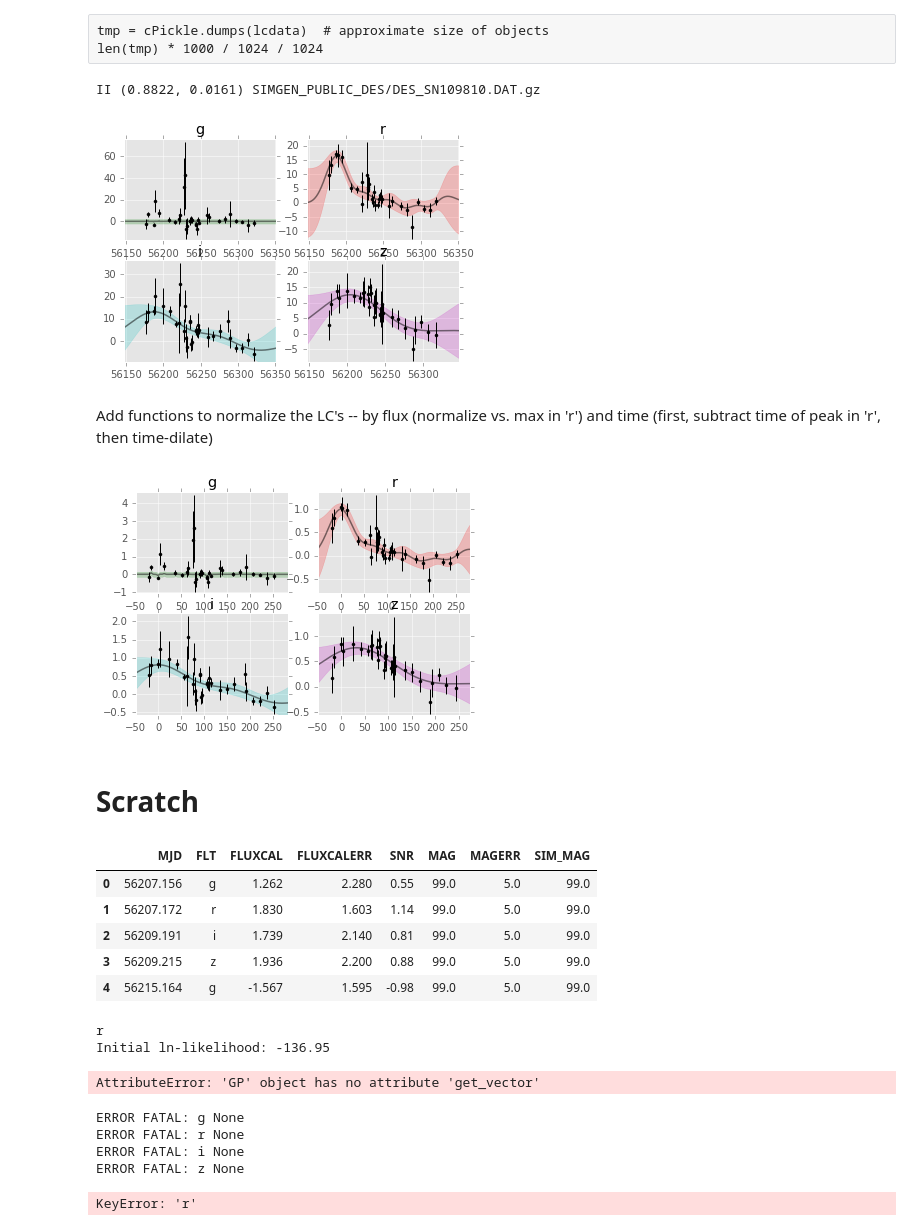
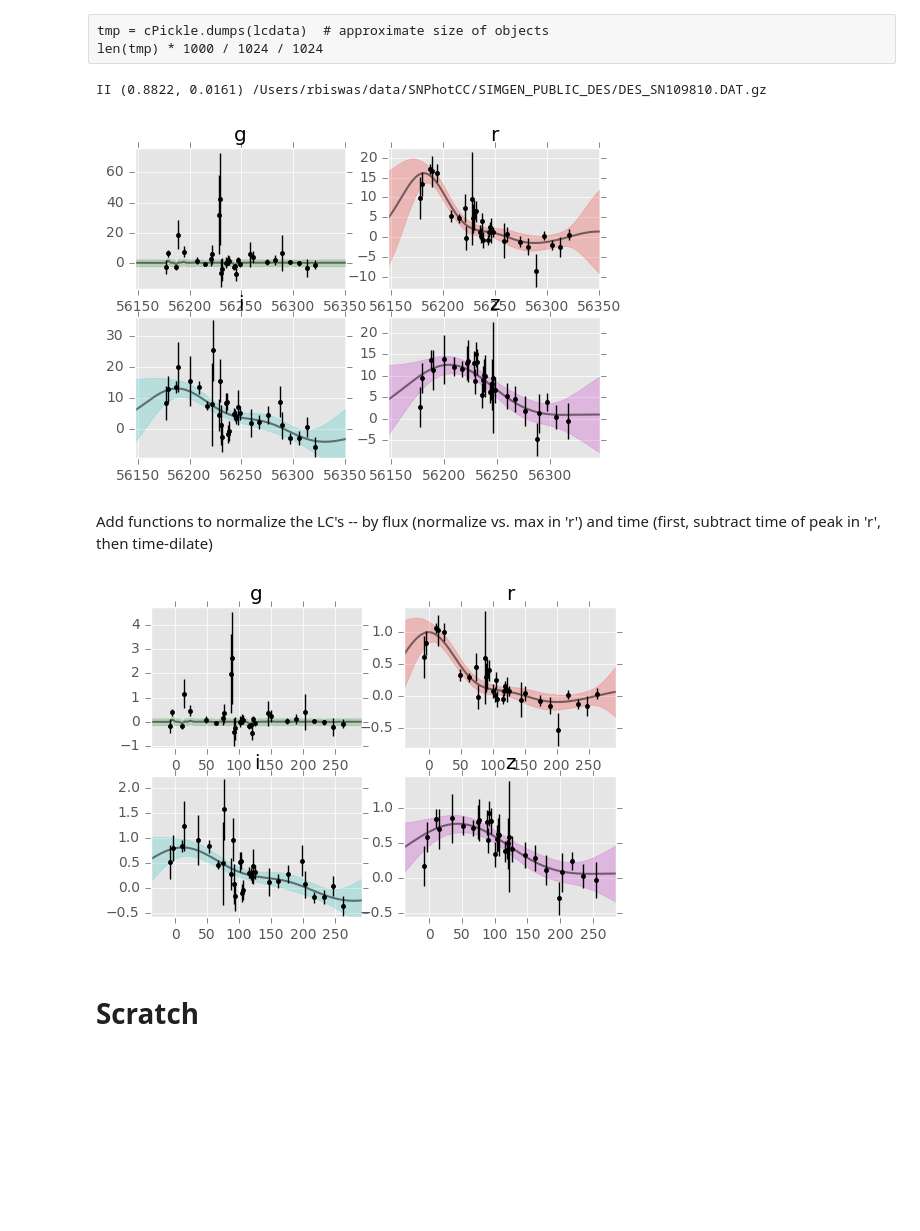
Before and after one commit to djreiss/SNclass, a Jupyter notebook: SNclass-latest.ipynb, the cells around one changed output. Cells and saved outputs as stored; diff of their text form; code cells hidden in the pictures; blank space fills up the shorter version.

```diff
--- a/SNclass-latest.ipynb
+++ b/SNclass-latest.ipynb
@@ -105,13 +87,13 @@ tmp = cPickle.dumps(lcdata)  # approximate size of objects
 len(tmp) * 1000 / 1024 / 1024
 # %%
 reload(SNclass)
-f = 'SIMGEN_PUBLIC_DES/DES_SN109810.DAT.gz'
+f = dirname +'/DES_SN109810.DAT.gz'
 snc = SNclass.SNclass(f)
 print snc.metadata['sim_type'], snc.metadata['hostz'], snc.metadata['filename']
 snc.plot()
 # %% [output]
-II (0.8822, 0.0161) SIMGEN_PUBLIC_DES/DES_SN109810.DAT.gz
+II (0.8822, 0.0161) /Users/rbiswas/data/SNPhotCC/SIMGEN_PUBLIC_DES/DES_SN109810.DAT.gz
-[figure, old version]
+[figure, new version]
 # %% [markdown]
 Add functions to normalize the LC's -- by flux (normalize vs. max in 'r') and time (first, subtract time of peak in 'r', then time-dilate)
 # %%
@@ -120,6 +102,6 @@ snc = SNclass.SNclass(f)
 snc.normalize()
 snc.plot(normalized=True)
 # %% [output]
-[figure, old version]
+[figure, new version]
 # %% [markdown]
 # Scratch
@@ -128,23 +107,0 @@ obs_data, obs_meta = SNclass.SNPhotCC_Parser('/Users/rbiswas/data/SNPhotCC/SIMGE
-# %%
-obs_data.head()
-# %% [output]
-|  | MJD | FLT | FLUXCAL | FLUXCALERR | SNR | MAG | MAGERR | SIM_MAG |
-| 0 | 56207.156 | g | 1.262 | 2.280 | 0.55 | 99.0 | 5.0 | 99.0 |
-| 1 | 56207.172 | r | 1.830 | 1.603 | 1.14 | 99.0 | 5.0 | 99.0 |
-| 2 | 56209.191 | i | 1.739 | 2.140 | 0.81 | 99.0 | 5.0 | 99.0 |
-| 3 | 56209.215 | z | 1.936 | 2.200 | 0.88 | 99.0 | 5.0 | 99.0 |
-| 4 | 56215.164 | g | -1.567 | 1.595 | -0.98 | 99.0 | 5.0 | 99.0 |
-# %%
-SNclass.SNPhot_fitter_filt(obs_data, verbose=True, kernelMultiplier=5.)
-# %% [output]
-r
-Initial ln-likelihood: -136.95
-AttributeError: 'GP' object has no attribute 'get_vector'
-# %%
-SNclass.SNPhot_normalizer(obs_data)
-# %% [output]
-ERROR FATAL: g None
-ERROR FATAL: r None
-ERROR FATAL: i None
-ERROR FATAL: z None
-KeyError: 'r'
```
Also changed, not shown: parts of 10 cells of this notebook, 1 other file.
